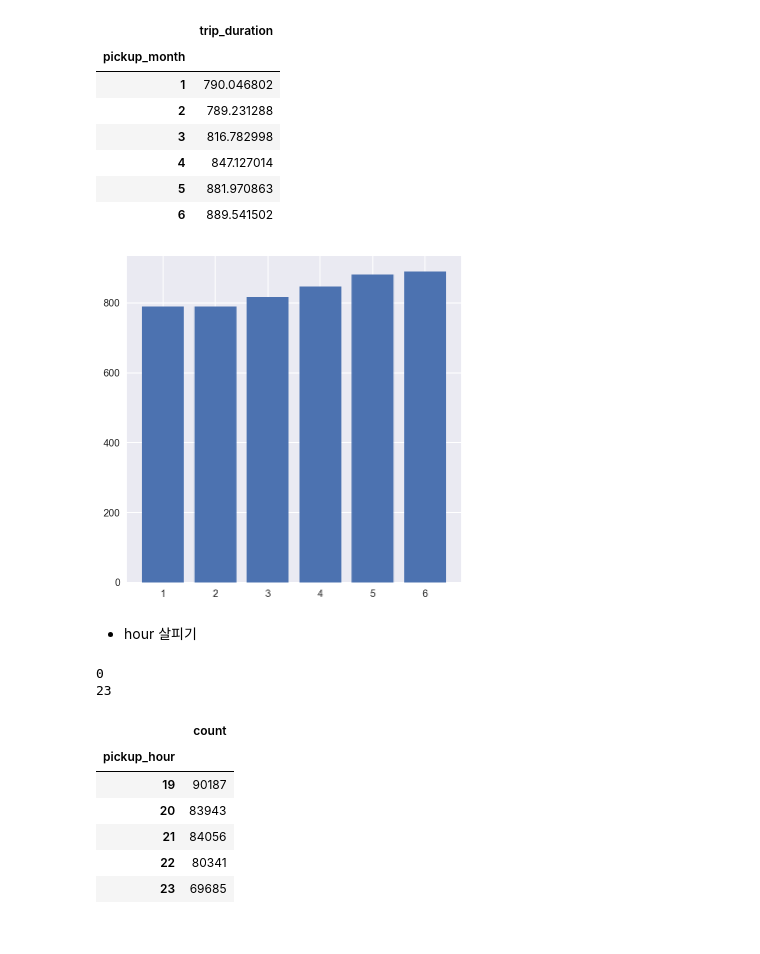
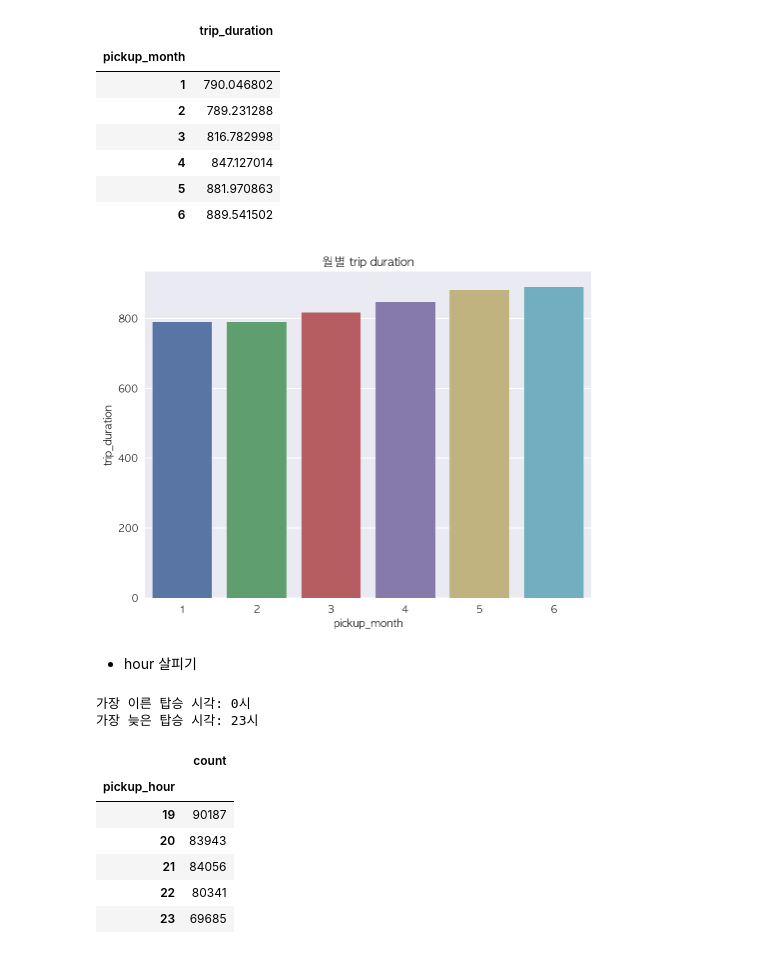
Before and after one commit to novdov/dss7b5-nyctaxi, a Jupyter notebook: EDA/EDA_release.ipynb, the cells around one changed output. Saved outputs shown, nothing was run; the diff lists cells and outputs as text; code cells hidden in the pictures.

```diff
--- a/EDA/EDA_release.ipynb
+++ b/EDA/EDA_release.ipynb
@@ -106,7 +123,7 @@ taxi_month_1.groupby("pickup_month").sum()
 # %%
-taxi_month_2 = taxi_df1.loc[:, ["pickup_month", "trip_duration"]]
-taxi_month_2 = taxi_month_2.groupby("pickup_month").mean()
-taxi_month_2
+taxi_month_duration = taxi_df1.loc[:, ["pickup_month", "trip_duration"]]
+taxi_month_duration = taxi_month_duration.groupby("pickup_month").mean()
+taxi_month_duration
 # %% [output]
 |  | trip_duration |
 | pickup_month |  |
@@ -116,20 +133,20 @@ taxi_month_2
 | 4 | 847.127014 |
 | 5 | 881.970863 |
 | 6 | 889.541502 |
-# %%
-x1 = taxi_month_2.index
-y1 = taxi_month_2["trip_duration"]
-plt.figure(figsize = (6, 6))
-plt.bar(x1, y1)
-plt.show()
-# %% [output]
-[figure, removed]
+# %%
+plt.figure(figsize=(8, 6))
+plt.title("월별 trip duration")
+sns.barplot(x=taxi_month_duration.index,
+            y=taxi_month_duration.trip_duration,
+            data=taxi_month_duration);
+# %% [output]
+[figure, added]
 # %% [markdown]
 - hour 살피기
 # %%
-print(taxi_df1["pickup_hour"].min())
-print(taxi_df1["pickup_hour"].max())
+print("가장 이른 탑승 시각: {}시".format(taxi_df1["pickup_hour"].min()))
+print("가장 늦은 탑승 시각: {}시".format(taxi_df1["pickup_hour"].max()))
 # %% [output]
-0
-23
+가장 이른 탑승 시각: 0시
+가장 늦은 탑승 시각: 23시
 # %%
```
Also changed, not shown: parts of 17 cells of this notebook.
